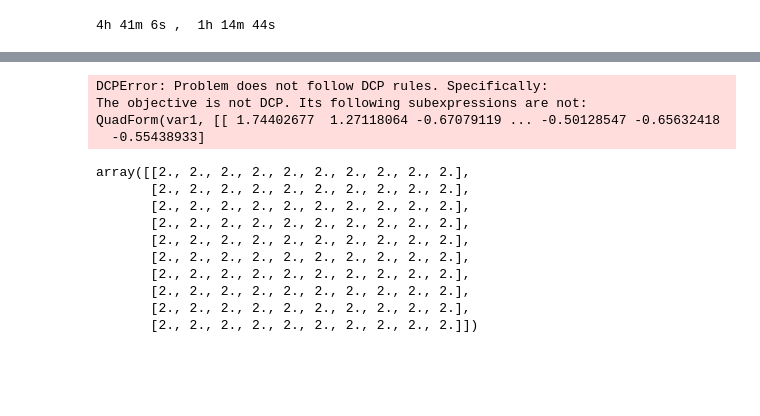
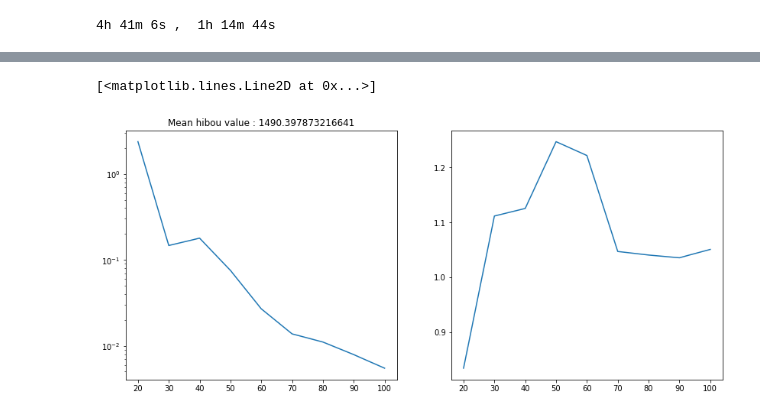
Before and after one commit to G-Horent/Kaggle_Kernelv2, a Jupyter notebook: test_functions.ipynb, the cells around one changed output, grey strips where cells are left out. Drawn from its saved outputs; the diff is of its cells as text; code cells hidden in the pictures; blank space fills up the shorter version.

Commit message:
Efficient Random Walk Kernel

```diff
--- a/test_functions.ipynb
+++ b/test_functions.ipynb
@@ -142,9 +115,0 @@ ker_out = np.load("saved/rwkernel_outer_100_200.npy")
-# %%
-reload(km)
-svm = km.KernelSVM()
-svm.fit(None, sub_labels[:200], K=ker)
-# %% [output]
-DCPError: Problem does not follow DCP rules. Specifically:
-The objective is not DCP. Its following subexpressions are not:
-QuadForm(var1, [[ 1.74402677  1.27118064 -0.67079119 ... -0.50128547 -0.65632418
-  -0.55438933]
@@ -155,13 +116,29 @@ little_ker = rwk.compute_gram_matrix(sub_graphs[:10])
-# %%
-little_ker
-# %% [output]
-array([[2., 2., 2., 2., 2., 2., 2., 2., 2., 2.],
-       [2., 2., 2., 2., 2., 2., 2., 2., 2., 2.],
-       [2., 2., 2., 2., 2., 2., 2., 2., 2., 2.],
-       [2., 2., 2., 2., 2., 2., 2., 2., 2., 2.],
-       [2., 2., 2., 2., 2., 2., 2., 2., 2., 2.],
-       [2., 2., 2., 2., 2., 2., 2., 2., 2., 2.],
-       [2., 2., 2., 2., 2., 2., 2., 2., 2., 2.],
-       [2., 2., 2., 2., 2., 2., 2., 2., 2., 2.],
-       [2., 2., 2., 2., 2., 2., 2., 2., 2., 2.],
-       [2., 2., 2., 2., 2., 2., 2., 2., 2., 2.]])
+# %%
+sub_graphs, sub_labels = split_data(n_splits=3)[0]
+souby = sub_graphs[:20]
+# %%
+reload(kc)
+# chouette = kc.RandomWalkKernelNaive(0.95, norm1=True, norm2=True, exclude_lonely_nodes=False)
+hibou    = kc.RandomWalkKernel(0.95, norm1=True, norm2=False, exclude_intruding_nodes=True, exclude_lonely_nodes=False, fast=False)
+hibou_souby = hibou.compute_gram_matrix(souby)
+
+exec_times = []
+accur = []
+max_iters = range(20, 110, 10)
+for max_iter in max_iters:
+    aigle    = kc.RandomWalkKernel(0.95, norm1=True, norm2=False, exclude_intruding_nodes=True, exclude_lonely_nodes=False, fast=True, max_iter=max_iter)
+    t0 = time.time()
+    aigle_souby = aigle.compute_gram_matrix(souby)
+    t1 = time.time()
+    exec_times.append(t1-t0)
+    accur.append(np.max(np.abs(aigle_souby - hibou_souby)))
+plt.figure(figsize=(14, 6))
+plt.subplot(121)
+plt.plot(max_iters, accur)
+plt.title(f"Mean hibou value : {np.abs(hibou_souby).mean()}")
+plt.yscale('log')
+plt.subplot(122)
+plt.plot(max_iters, exec_times)
+# %% [output]
+[<matplotlib.lines.Line2D at 0x...>]
+[figure, added]
```
Also changed, not shown: parts of 22 cells of this notebook, 2 other files.
